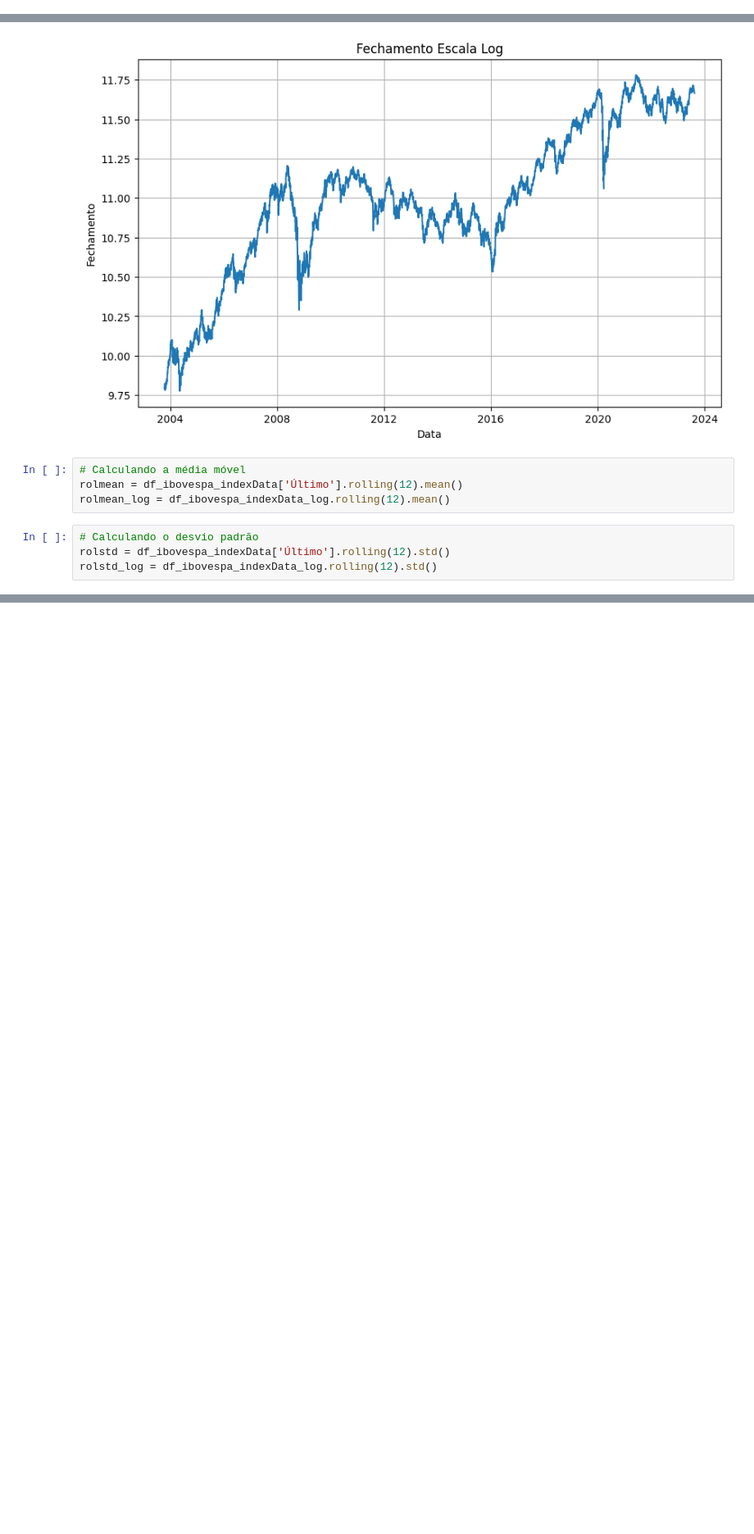
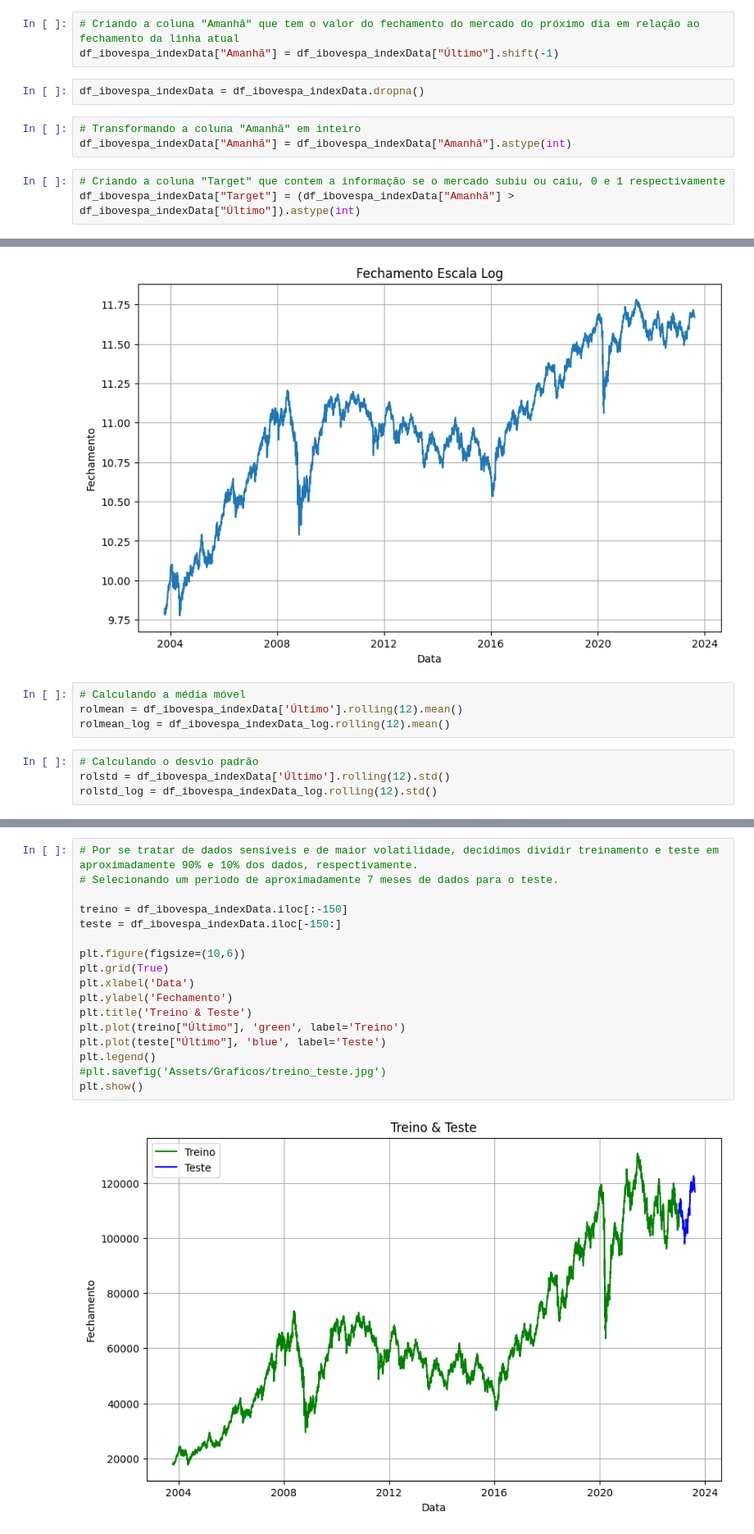
Before and after one commit to GabrielPCO/tech-challenge-ml, a Jupyter notebook: tech_challenge.ipynb, the cells around one changed output, grey strips where cells are left out. Shown: that part at 82% size. Saved outputs shown, nothing was run; the diff lists cells and outputs as text; blank space fills up the shorter version.

Commit message:
Atualização de arquivos
Atualização de arquivos
Atualizando os arquivos da aplicação: app.py, tech_challenge.ipynb

```diff
--- a/tech_challenge.ipynb
+++ b/tech_challenge.ipynb
@@ -111,0 +119,11 @@ df_ibovespa.head(10)
+# %%
+# Criando a coluna "Amanhã" que tem o valor do fechamento do mercado do próximo dia em relação ao fechamento da linha atual
+df_ibovespa_indexData["Amanhã"] = df_ibovespa_indexData["Último"].shift(-1)
+# %%
+df_ibovespa_indexData = df_ibovespa_indexData.dropna()
+# %%
+# Transformando a coluna "Amanhã" em inteiro
+df_ibovespa_indexData["Amanhã"] = df_ibovespa_indexData["Amanhã"].astype(int)
+# %%
+# Criando a coluna "Target" que contem a informação se o mercado subiu ou caiu, 0 e 1 respectivamente
+df_ibovespa_indexData["Target"] = (df_ibovespa_indexData["Amanhã"] > df_ibovespa_indexData["Último"]).astype(int)
@@ -544,0 +237,19 @@ MAPE: 0.014319964423499875
+# %%
+# Por se tratar de dados sensíveis e de maior volatilidade, decidimos dividir treinamento e teste em aproximadamente 90% e 10% dos dados, respectivamente.
+# Selecionando um período de aproximadamente 7 meses de dados para o teste.
+
+treino = df_ibovespa_indexData.iloc[:-150]
+teste = df_ibovespa_indexData.iloc[-150:]
+
+plt.figure(figsize=(10,6))
+plt.grid(True)
+plt.xlabel('Data')
+plt.ylabel('Fechamento')
+plt.title('Treino & Teste')
+plt.plot(treino["Último"], 'green', label='Treino')
+plt.plot(teste["Último"], 'blue', label='Teste')
+plt.legend()
+#plt.savefig('Assets/Graficos/treino_teste.jpg')
+plt.show()
+# %% [output]
+[figure, added]
```
Also changed, not shown: parts of 70 cells of this notebook, 1 other file.
